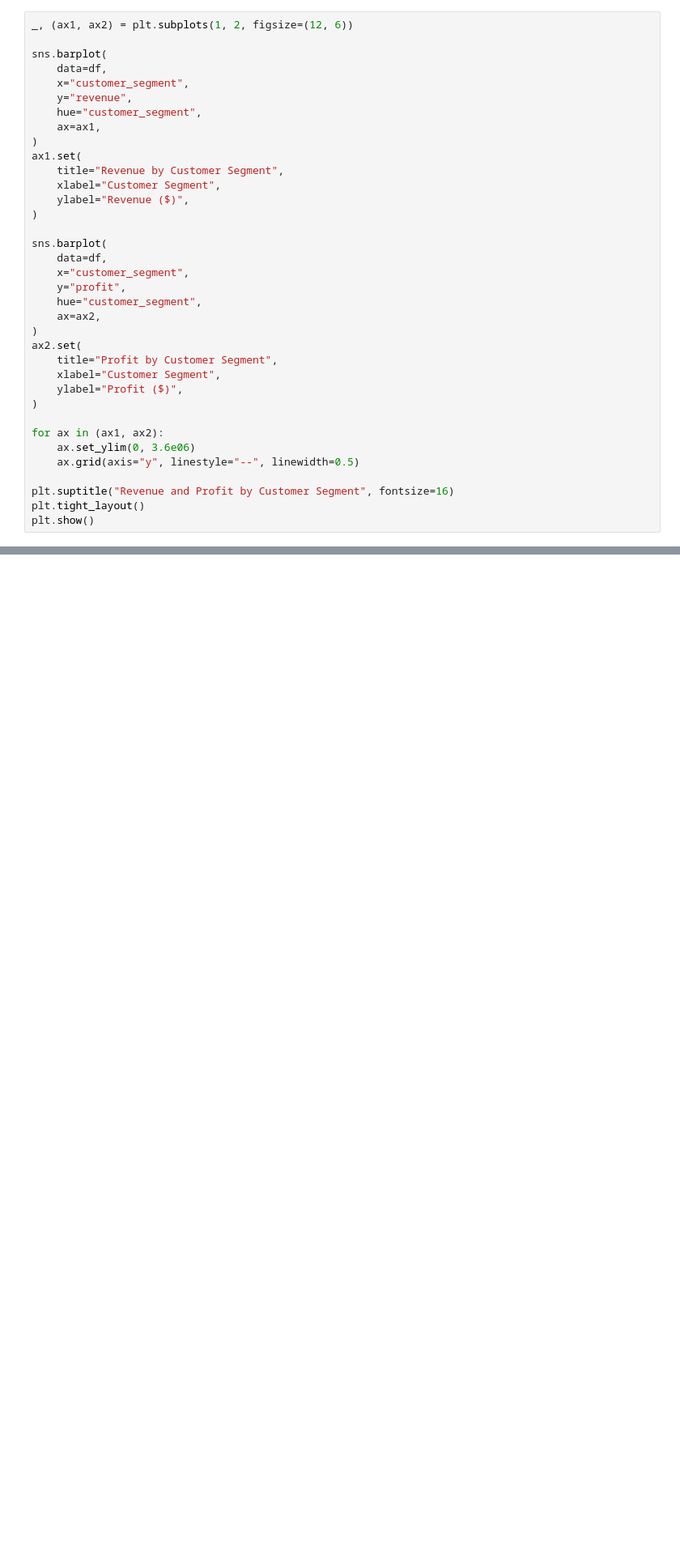
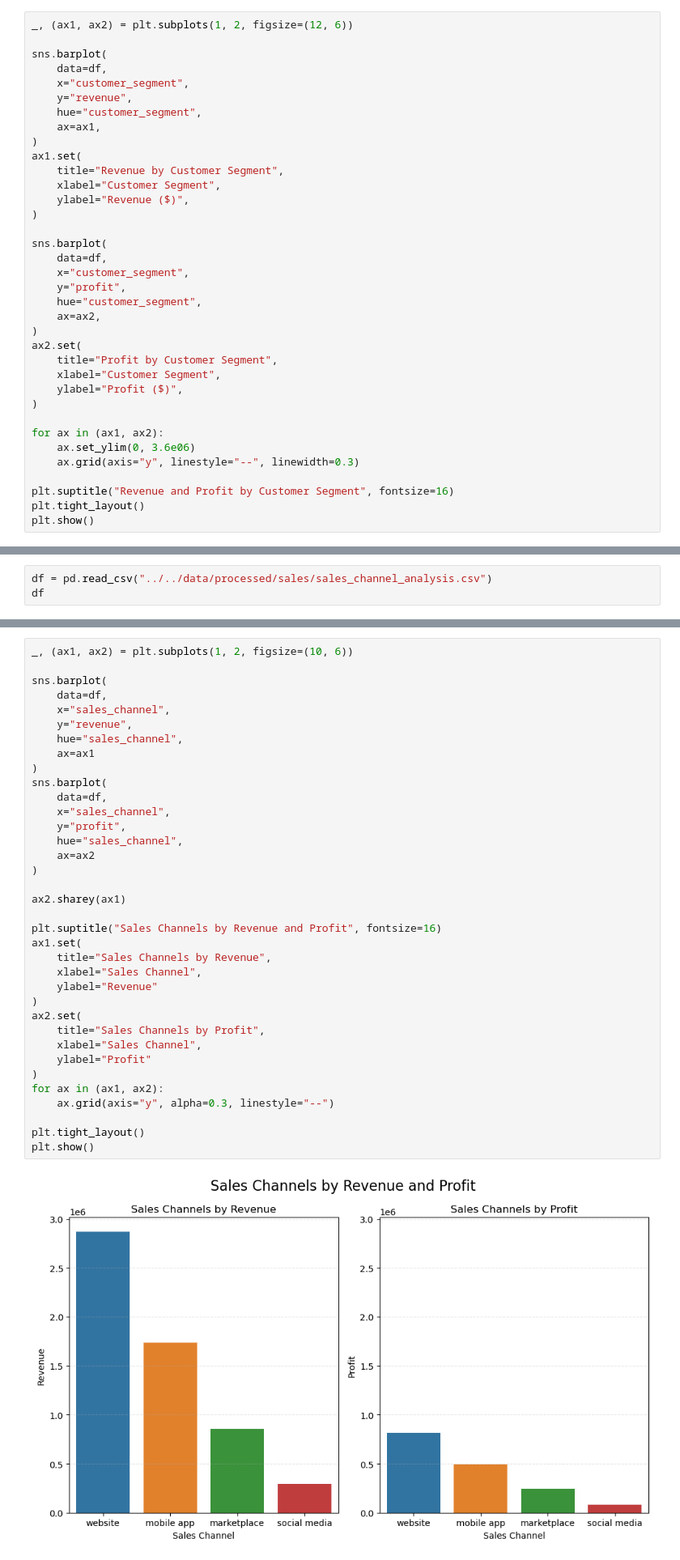
Before and after one commit to Erfan-Taherirani/Data_Science, a Jupyter notebook: E-Commerce_Orders_Analysis/notebooks/visualizations/sales_analysis.ipynb, the cells around one changed output, grey strips where cells are left out. Shown at 81% size. Saved outputs shown, nothing was run; the diff lists cells and outputs as text; blank space fills up the shorter version.

Commit message:
Add sales channel analysis

```diff
--- a/E-Commerce_Orders_Analysis/notebooks/visualizations/sales_analysis.ipynb
+++ b/E-Commerce_Orders_Analysis/notebooks/visualizations/sales_analysis.ipynb
@@ -43,10 +43,13 @@ ax2.set(
 
 for ax in (ax1, ax2):
 	ax.set_ylim(0, 3.6e06)
-	ax.grid(axis="y", linestyle="--", linewidth=0.5)
+	ax.grid(axis="y", linestyle="--", linewidth=0.3)
 
 plt.suptitle("Revenue and Profit by Customer Segment", fontsize=16)
 plt.tight_layout()
 plt.show()
 # %% [output]
 [figure]
+# %%
+df = pd.read_csv("../../data/processed/sales/sales_channel_analysis.csv")
+df
@@ -52,0 +62,38 @@ plt.show()
+# %%
+_, (ax1, ax2) = plt.subplots(1, 2, figsize=(10, 6))
+
+sns.barplot(
+    data=df,
+    x="sales_channel",
+    y="revenue",
+    hue="sales_channel",
+    ax=ax1
+)
+sns.barplot(
+    data=df,
+    x="sales_channel",
+    y="profit",
+    hue="sales_channel",
+    ax=ax2
+)
+
+ax2.sharey(ax1)
+
+plt.suptitle("Sales Channels by Revenue and Profit", fontsize=16)
+ax1.set(
+    title="Sales Channels by Revenue",
+    xlabel="Sales Channel",
+    ylabel="Revenue"
+)
+ax2.set(
+    title="Sales Channels by Profit",
+    xlabel="Sales Channel",
+    ylabel="Profit"
+)
+for ax in (ax1, ax2):
+	ax.grid(axis="y", alpha=0.3, linestyle="--")
+
+plt.tight_layout()
+plt.show()
+# %% [output]
+[figure, added]
```
Also changed, not shown: parts of 1 cell of this notebook, 12 other files.
